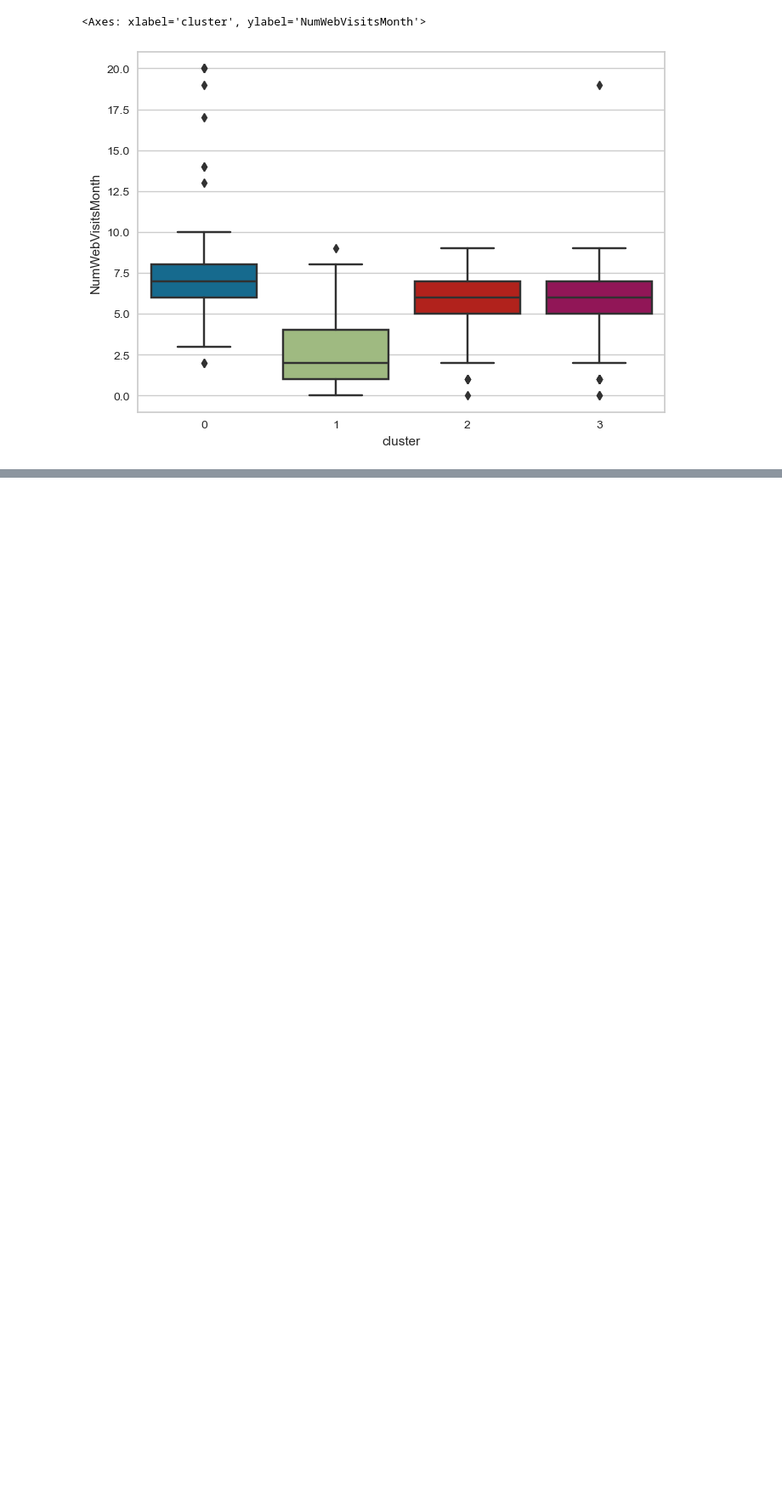
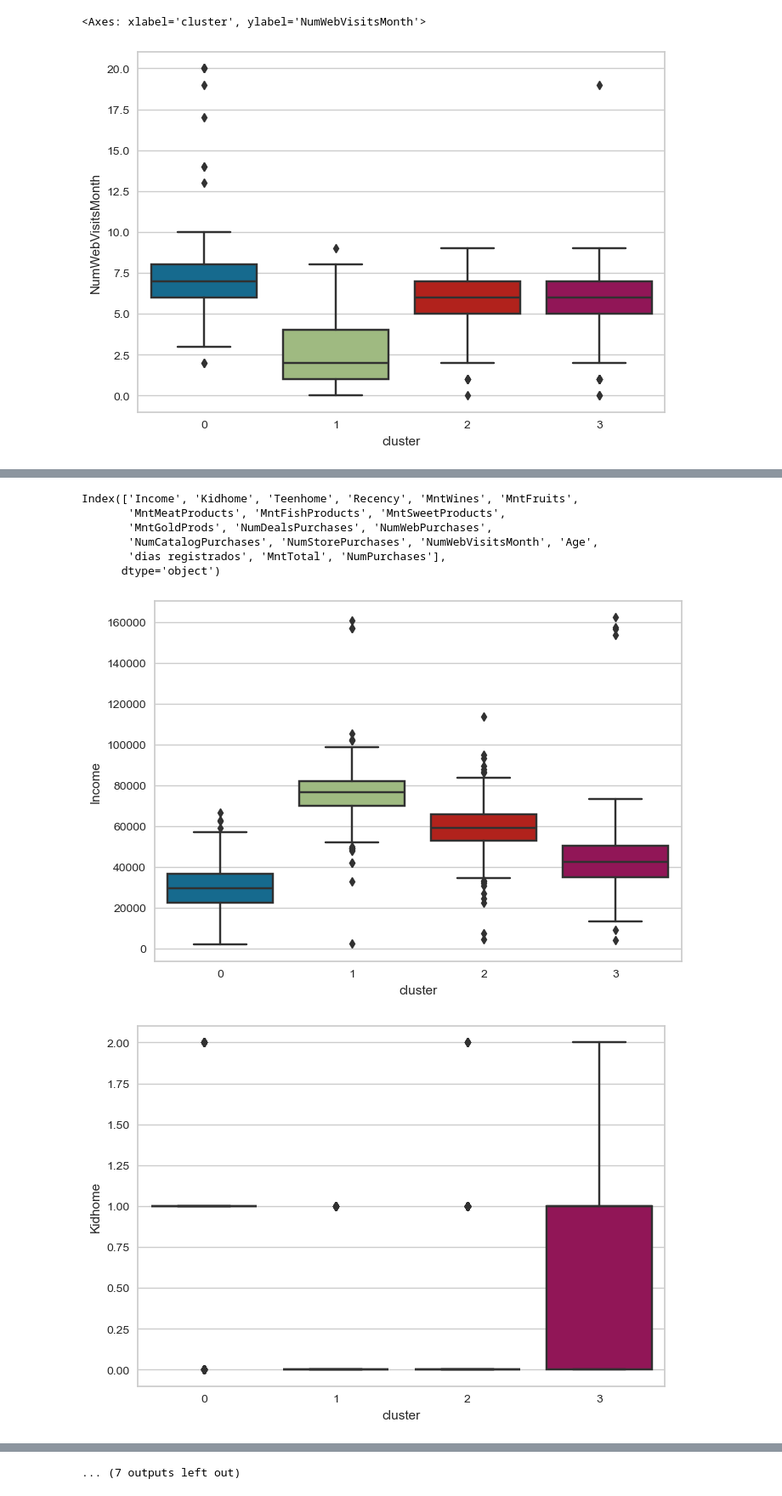
Before and after one commit to lhgjose/proyecto_agrupacion_clientes, a Jupyter notebook: notebooks/agrupacion_clientes.ipynb, the cells around one changed output, grey strips where cells are left out. Shown at 85% size. Cells and saved outputs as stored; diff of their text form; code cells hidden in the pictures; blank space fills up the shorter version.

```diff
--- a/notebooks/agrupacion_clientes.ipynb
+++ b/notebooks/agrupacion_clientes.ipynb
@@ -644,0 +688,16 @@ Name: Income, dtype: float64
+# %%
+col_num
+# %% [output]
+Index(['Income', 'Kidhome', 'Teenhome', 'Recency', 'MntWines', 'MntFruits',
+       'MntMeatProducts', 'MntFishProducts', 'MntSweetProducts',
+       'MntGoldProds', 'NumDealsPurchases', 'NumWebPurchases',
+       'NumCatalogPurchases', 'NumStorePurchases', 'NumWebVisitsMonth', 'Age',
+       'dias registrados', 'MntTotal', 'NumPurchases'],
+      dtype='object')
+# %%
+for i, col in enumerate(col_num):
+    plt.figure(i)
+    sns.boxplot(data=clientes, x="cluster", y=col)
+# %% [output]
+[figure, added]
+[figure, added]
@@ -644,0 +714 @@ Name: Income, dtype: float64
+... (7 outputs left out)
```
Also changed, not shown: parts of 29 cells of this notebook.
